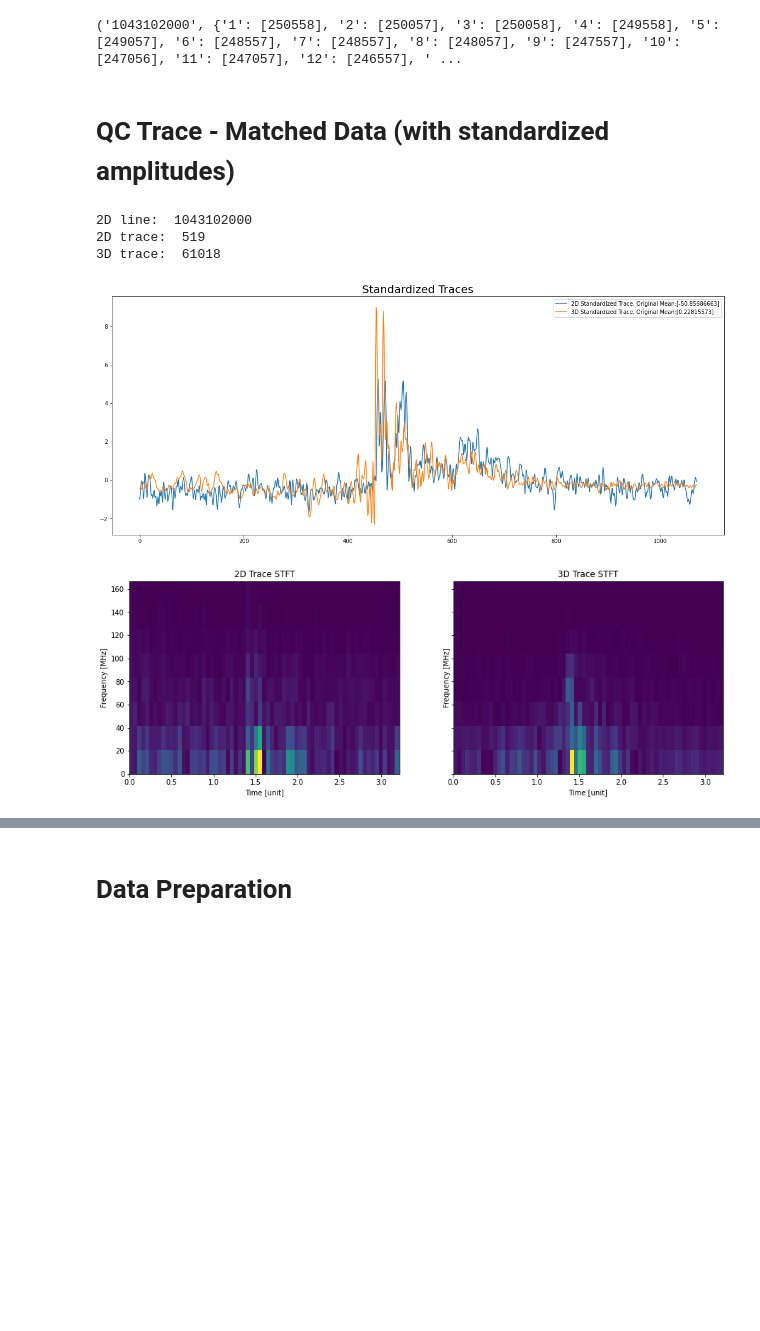
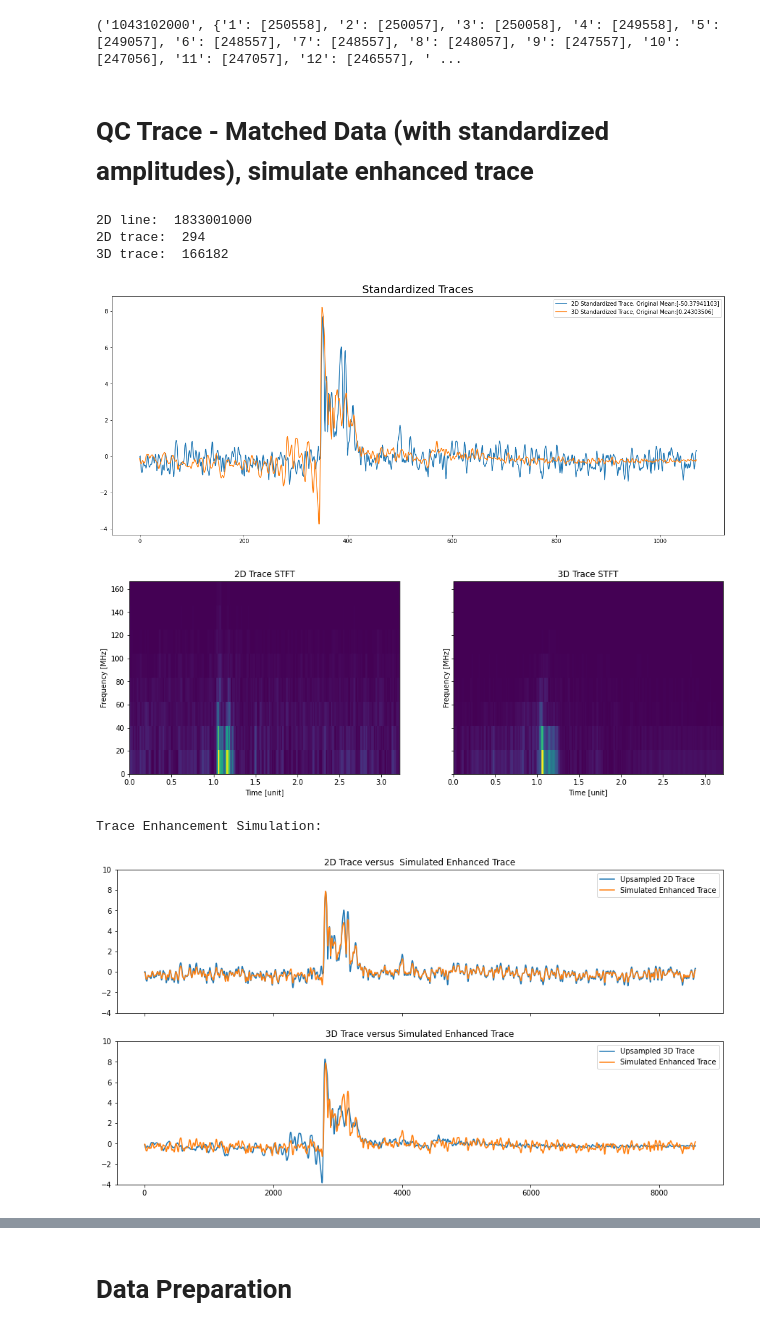
Before and after one commit to astroChance/RadNET, a Jupyter notebook: MPnet_workbook.ipynb, the cells around one changed output, grey strips where cells are left out. Drawn from its saved outputs; the diff is of its cells as text; code cells hidden in the pictures; blank space fills up the shorter version.

```diff
--- a/MPnet_workbook.ipynb
+++ b/MPnet_workbook.ipynb
@@ -276,10 +276,15 @@ print(random.choice(list(TraceDict.items())))
 # %% [output]
 ('1043102000', {'1': [250558], '2': [250057], '3': [250058], '4': [249558], '5': [249057], '6': [248557], '7': [248557], '8': [248057], '9': [247557], '10': [247056], '11': [247057], '12': [246557], ' ...
 # %% [markdown]
-# QC Trace - Matched Data (with standardized amplitudes)
+# QC Trace - Matched Data (with standardized amplitudes), simulate enhanced trace
 # %%
-## Print a random 2D trace and it's corresponding 3D trace
+"""
+Plot a random 2D trace and it's corresponding 3D trace
 
+Plot spectrograms for each trace
+
+Create simulated 3D enhanced trace (2D blenaded with 3D)
+"""
 ###########################################################
 ########
 # Possible 3D start time: 999.75    end time: 1401     use for slicing 2D trace
@@ -293,6 +298,15 @@ Standardize_Trace = 'Y'
 ########
 # Use STFT? If 'N', use basic signal spectrogram w/gouraud shading
 Use_STFT = 'Y'
+
+########
+# Simulate enhanced trace? (**Only runs with STFT)
+# Step 1: Use STFT on 2D and 3D trace
+# Step 2: Create blended transform of X% 2D STFT and 1-X% 3D STFT (simulate resolution addition)
+# Step 3: Use iSTFT on blended transform
+
+Sim_Trace = 'Y'
+blend_amt = (0.7, 0.3)   # (2D, 3D), needs to add to 1
 
 ###########################################################
 
@@ -362,8 +376,9 @@ else:    # Create two separate subplots
 # Create spectrogram plot
 ## Spectrogram parameters
 fs = 1 / 0.000375     #sample frequency
-nperseg = 128
-noverlap = 0
+nperseg = 128        # Potential nperseg/noverlap combos to use: (128, 96), (16,12)
+noverlap = 96
+window = signal.hann(nperseg, sym=False)
 
 # Upsampled traces
 Upsample_2D = sinc_interp(np.squeeze(standardized_2D_trace), 8)
@@ -373,42 +388,68 @@ Upsample_3D = sinc_interp(np.squeeze(standardized_3D_trace), 8)
 fig, ax = plt.subplots(1,2, sharey=True, figsize=(15,5))
 if Use_STFT.upper() == 'Y':
 
-  f2D, t2D, Zxx2D = signal.stft(Upsample_2D, fs = fs, nperseg = nperseg, noverlap=noverlap)
+  f2D, t2D, Zxx2D = signal.stft(Upsample_2D, window = window, fs = fs, nperseg = nperseg, noverlap=noverlap)
   ax[0].pcolormesh(t2D, f2D, np.abs(Zxx2D), shading='flat')
   ax[0].set_ylabel('Frequency [MHz]')
   ax[0].set_xlabel('Time [unit]')
   ax[0].set_title('2D Trace STFT')
 
-  f3D, t3D, Zxx3D = signal.stft(Upsample_3D, fs = fs, nperseg = nperseg, noverlap=noverlap)
+  f3D, t3D, Zxx3D = signal.stft(Upsample_3D, window = window, fs = fs, nperseg = nperseg, noverlap=noverlap)
   ax[1].pcolormesh(t3D, f3D, np.abs(Zxx3D), shading='flat')
   ax[1].set_ylabel('Frequency [MHz]')
   ax[1].set_xlabel('Time [unit]')
   ax[1].set_title('3D Trace STFT')
 
   plt.ylim(0, (max(f2D) / 8))
   plt.show()
+
+  if Sim_Trace.upper() == 'Y':
+    print("\n\nTrace Enhancement Simulation:")
+
+    Zxx_blend = blend_amt[0] * Zxx2D + blend_amt[1] * Zxx3D
+    _, EnhTrace = signal.istft(Zxx_blend, window = window, fs = fs, nperseg = nperseg, noverlap=noverlap)
+
+    # Compare enhance trace to 2D and 3D traces
+    fig, ax = plt.subplots(2, sharex=True, figsize=(15,8))
+
+    ax[0].plot(Upsample_2D, label='Upsampled 2D Trace')
+    ax[0].plot(EnhTrace[:len(Upsample_2D)], label='Simulated Enhanced Trace')
+    ax[0].legend()
+    ax[0].set_title('2D Trace versus  Simulated Enhanced Trace')
+    ax[0].set_ylim(-4,10)
+
+    ax[1].plot(Upsample_3D, label='Upsampled 3D Trace')
+    ax[1].plot(EnhTrace[:len(Upsample_3D)], label='Simulated Enhanced Trace')
+    ax[1].legend()
+    ax[1].set_title('3D Trace versus Simulated Enhanced Trace')
+    ax[1].set_ylim(-4,10)
+
+    plt.show()
+
 
 else:
 
   f2D, t2D, Sxx2D = signal.spectrogram(Upsample_2D, fs)
   ax[0].pcolormesh(t2D, f2D, Sxx2D, shading='gouraud')
   ax[0].set_ylabel('Frequency [MHz]')
   ax[0].set_xlabel('Time [unit]')
   ax[0].set_title('2D Trace Spectrogram')
 
   f3D, t3D, Sxx3D = signal.spectrogram(Upsample_3D, fs)
   ax[1].pcolormesh(t3D, f3D, Sxx3D, shading='gouraud')
   ax[1].set_ylabel('Frequency [MHz]')
   ax[1].set_xlabel('Time [unit]')
   ax[1].set_title('3D Trace Spectrogram')
 
   # plt.ylim(0, (max(f2D) / 8))
   plt.show()
 # %% [output]
-2D line:  1043102000
-2D trace:  519
-3D trace:  61018
+2D line:  1833001000
+2D trace:  294
+3D trace:  166182
-[figure, old version]
+[figure, new version]
-[figure, old version]
+[figure, new version]
+Trace Enhancement Simulation:
+[figure, added]
 # %%
 ## Plot 2D line and the corresponding 3D Arb line
```
Also changed, not shown: parts of 1 cell of this notebook.
